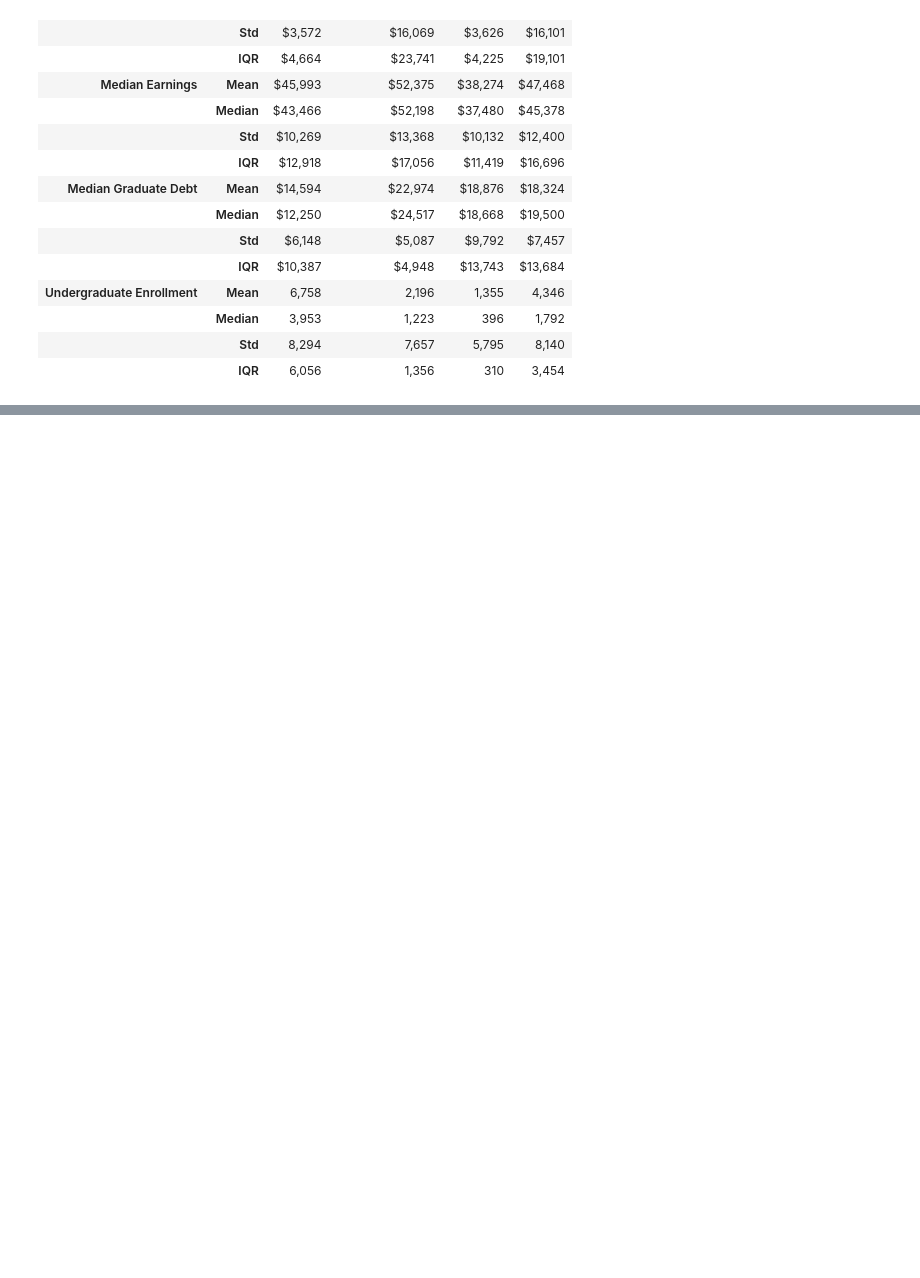
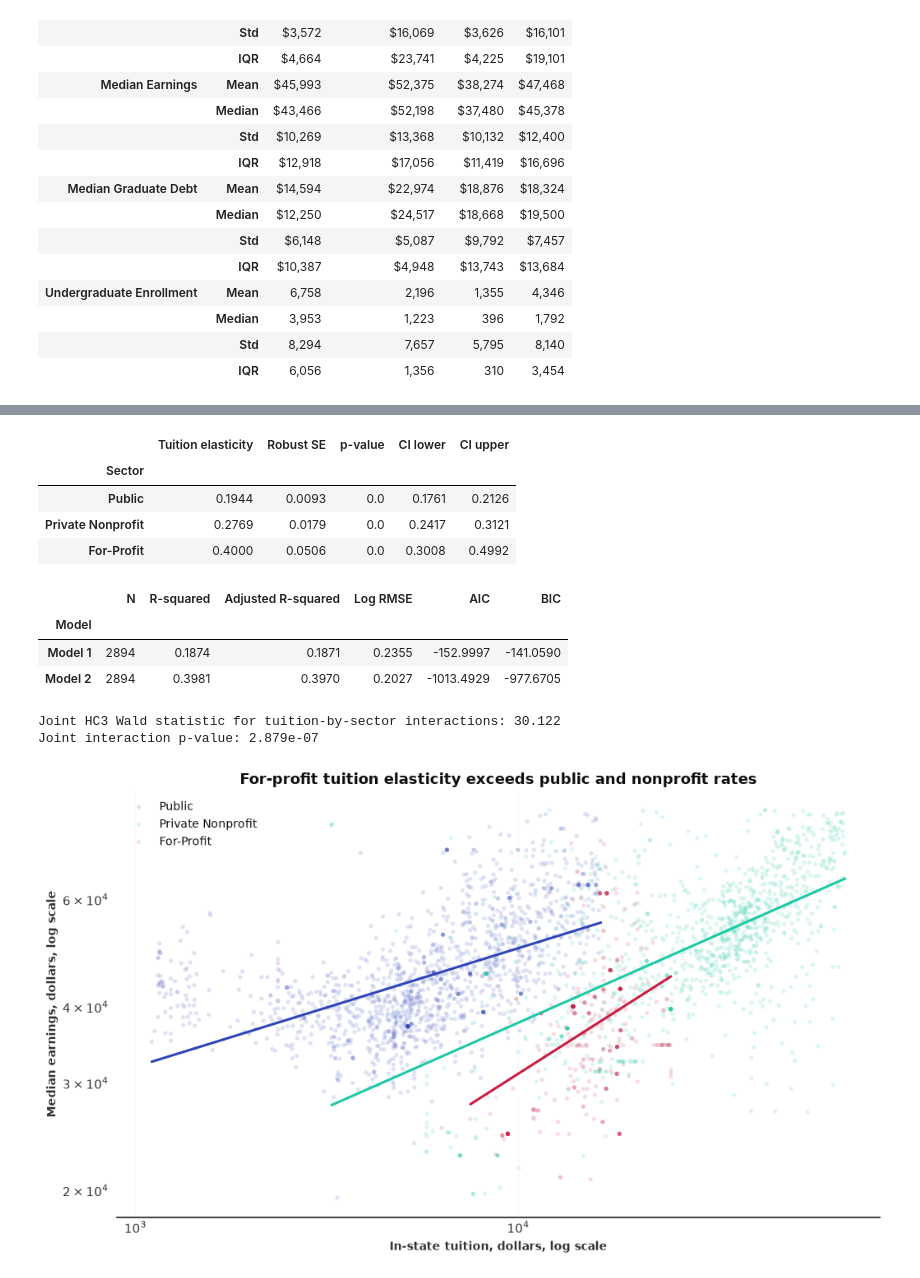
Before and after one commit to sakudiff/Data-102-MC01, a Jupyter notebook: DATA102_Project_Group1.ipynb, the cells around one changed output, grey strips where cells are left out. Cells and saved outputs as stored; diff of their text form; code cells hidden in the pictures; blank space fills up the shorter version.

```diff
--- a/DATA102_Project_Group1.ipynb
+++ b/DATA102_Project_Group1.ipynb
@@ -568,0 +868,72 @@ A limitation of this test is that it treats the entire dataset as a single popul
+# %%
+model2 = smf.ols(model2_formula, data=model_data).fit(cov_type="HC3")
+model2_slopes = sector_slope_table(model2)
+model2_interactions = [
+    name for name in model2.params.index if name.startswith("log_tuition:")
+]
+model2_wald_statistic, model2_wald_p_value = joint_wald_test(
+    model2, model2_interactions
+)
+
+display(model2_slopes.round(4))
+display(model_fit_table({"Model 1": model1, "Model 2": model2}))
+print(f"Joint HC3 Wald statistic for tuition-by-sector interactions: {model2_wald_statistic:.3f}")
+print(f"Joint interaction p-value: {model2_wald_p_value:.4g}")
+
+sector_colors = {
+    "Public": "#2E45B8",
+    "Private Nonprofit": "#1DC9A4",
+    "For-Profit": "#C91D42",
+}
+
+fig, ax = plt.subplots(figsize=(10.5, 6.2))
+for sector in ["Public", "Private Nonprofit", "For-Profit"]:
+    sector_data = model_data[model_data["CONTROL_LABEL"] == sector]
+    ax.scatter(
+        sector_data["TUITIONFEE_IN"],
+        sector_data["MD_EARN_WNE_P10"],
+        alpha=0.15,
+        s=14,
+        color=sector_colors[sector],
+        edgecolors="none",
+        label=sector,
+    )
+    tuition_grid = np.geomspace(
+        sector_data["TUITIONFEE_IN"].min(),
+        sector_data["TUITIONFEE_IN"].max(),
+        100,
+    )
+    prediction_data = pd.DataFrame(
+        {
+            "log_tuition": np.log(tuition_grid),
+            "CONTROL_LABEL": sector,
+        }
+    )
+    ax.plot(
+        tuition_grid,
+        np.exp(model2.predict(prediction_data)),
+        color=sector_colors[sector],
+        linewidth=2.2,
+    )
+
+ax.set_xscale("log")
+ax.set_yscale("log")
+ax.set_title("For-profit tuition elasticity exceeds public and nonprofit rates", fontsize=13, fontweight="bold")
+ax.set_xlabel("In-state tuition, dollars, log scale")
+ax.set_ylabel("Median earnings, dollars, log scale")
+ax.legend(fontsize=10)
+plt.tight_layout()
+plt.show()
+# %% [output]
+|  | Tuition elasticity | Robust SE | p-value | CI lower | CI upper |
+| Sector |  |  |  |  |  |
+| Public | 0.1944 | 0.0093 | 0.0 | 0.1761 | 0.2126 |
+| Private Nonprofit | 0.2769 | 0.0179 | 0.0 | 0.2417 | 0.3121 |
+| For-Profit | 0.4000 | 0.0506 | 0.0 | 0.3008 | 0.4992 |
+|  | N | R-squared | Adjusted R-squared | Log RMSE | AIC | BIC |
+| Model |  |  |  |  |  |  |
+| Model 1 | 2894 | 0.1874 | 0.1871 | 0.2355 | -152.9997 | -141.0590 |
+| Model 2 | 2894 | 0.3981 | 0.3970 | 0.2027 | -1013.4929 | -977.6705 |
+Joint HC3 Wald statistic for tuition-by-sector interactions: 30.122
+Joint interaction p-value: 2.879e-07
+[figure, added]
```
Also changed, not shown: parts of 45 cells of this notebook, 3 other files.
